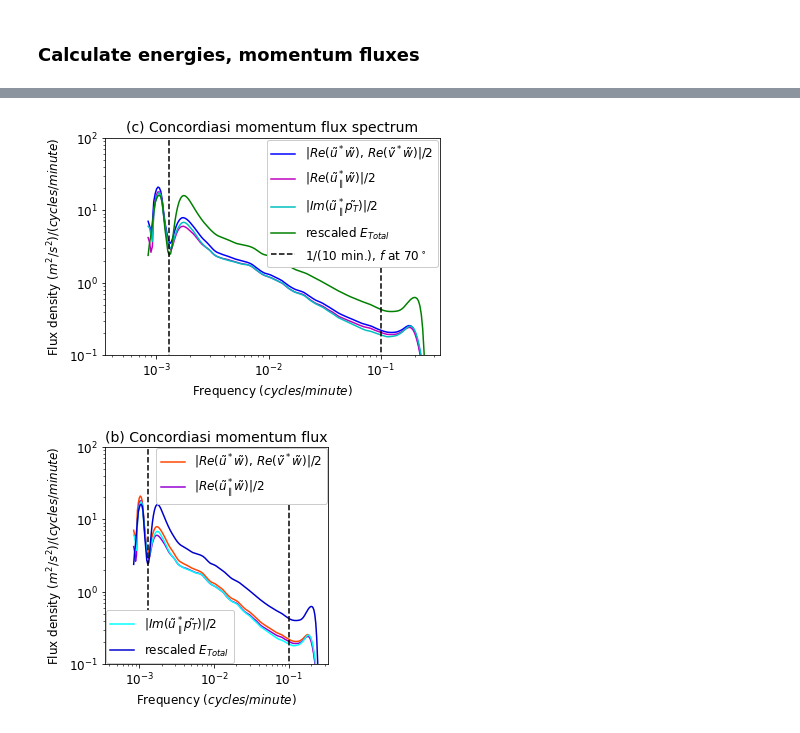
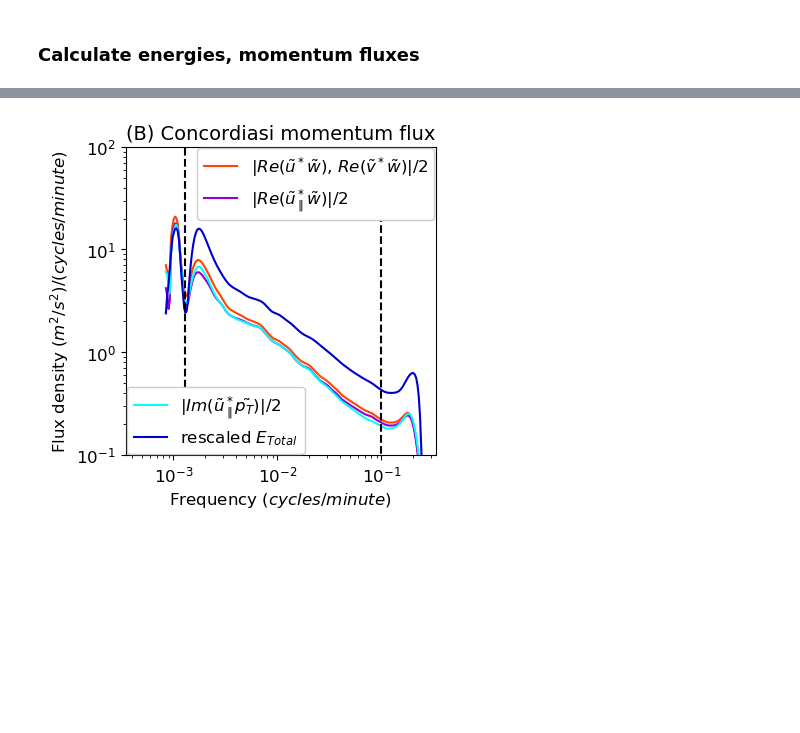
Before and after one commit to bgrrieaenn/overlapping-waves, a Jupyter notebook: concordiasi_strateole2_analysis/flux timeseries_and_mean_spectra.ipynb, the cells around one changed output, grey strips where cells are left out. Saved outputs shown, nothing was run; the diff lists cells and outputs as text; code cells hidden in the pictures; blank space fills up the shorter version.

```diff
--- a/concordiasi_strateole2_analysis/flux timeseries_and_mean_spectra.ipynb
+++ b/concordiasi_strateole2_analysis/flux timeseries_and_mean_spectra.ipynb
@@ -968,68 +756,36 @@ first_legend = ax.legend(handles=[line1, line4, line5],
-# %%
-temp_f = 2*Omega*np.sin(np.pi*70/180)
-temp_f = 60*temp_f/(2*np.pi)
-
-fig, ax = plt.subplots(figsize=(6,4))
-ymin = 1E-1
-ymax = 1E2
-line1, = ax.plot(frequency, flux_UVW_mean_spectrum, 'b',
-                 label = r'|$Re(\tilde{u}^*\tilde{w})$, $Re(\tilde{v}^*\tilde{w})$|/2')
-line2, = ax.plot(frequency, flux_UpW_mean_spectrum, 'm',
-                 label = r'|$Re(\tilde{u}_\parallel^*\tilde{w})$|/2')
-line3, = ax.plot(frequency, flux_UpPT_mean_spectrum, 'c',
-                 label = r'|$Im(\tilde{u}_\parallel^*\tilde{p_T})$|/2')
-line4, = ax.plot(frequency, Etotal_scaled_mean_spectrum, 'g',
-                 label = r'rescaled $E_{Total}$')
-line5, = ax.plot([temp_f, temp_f], [0, ymax],'--k',
-                 label = r'1/(10 min.), $f$ at 70$^\circ$')
-ax.plot([1/10, 1/10], [0, ymax],'--k')
-ax.set_xlim(1/(2*24*60),1/3)
-ax.set_ylim(ymin,ymax)
-ax.set_xscale('log')
-ax.set_yscale('log')
-ax.set_title('(c) Concordiasi momentum flux spectrum', fontsize=14)
-ax.set_xlabel('Frequency $(cycles/minute)$', fontsize=12)
-ax.set_ylabel('Flux density $(m^{2}/s^{2})/(cycles/minute)$', fontsize=12)
-ax.tick_params(labelsize=12)
-first_legend = ax.legend(handles=[line1, line2, line3, line4, line5],
-                         loc='upper right', bbox_to_anchor=(1.013, 1.019), framealpha=1, fontsize=12)
-#ax.add_artist(first_legend)
-#ax.legend(handles=[line4, line5],
-#          loc='lower left', bbox_to_anchor=(-0.013, -0.019), framealpha=1, fontsize=12);
-plt.savefig('../plots/temp4.pdf', format='pdf', bbox_inches='tight');
-# %% [output]
-[figure, removed]
 # %%
+# Fig. 2B
+
 temp_f = 2*Omega*np.sin(np.pi*70/180)
 temp_f = 60*temp_f/(2*np.pi)
 
 fig, ax = plt.subplots(figsize=(4,4))
 ymin = 1E-1
 ymax = 1E2
 line1, = ax.plot(frequency, flux_UVW_mean_spectrum, c=matplotlib.colors.CSS4_COLORS['orangered'],
                  label = r'|$Re(\tilde{u}^*\tilde{w})$, $Re(\tilde{v}^*\tilde{w})$|/2')
 line2, = ax.plot(frequency, flux_UpW_mean_spectrum, c=matplotlib.colors.CSS4_COLORS['darkviolet'],
                  label = r'|$Re(\tilde{u}_\parallel^*\tilde{w})$|/2')
 line3, = ax.plot(frequency, flux_UpPT_mean_spectrum, c=matplotlib.colors.CSS4_COLORS['cyan'],
                  label = r'|$Im(\tilde{u}_\parallel^*\tilde{p_T})$|/2')
 line4, = ax.plot(frequency, Etotal_scaled_mean_spectrum, c=matplotlib.colors.CSS4_COLORS['mediumblue'],
                  label = r'rescaled $E_{Total}$')
 line5, = ax.plot([1/10, 1/10], [0, ymax],'--k',
                  label = r'1/(10 min.), $f$ at 70$^\circ$')
 ax.plot([temp_f, temp_f], [0, ymax],'--k')
 ax.set_xlim(1/(2*24*60),1/3)
 ax.set_ylim(ymin,ymax)
 ax.set_xscale('log')
 ax.set_yscale('log')
-ax.set_title('(b) Concordiasi momentum flux', fontsize=14)
+ax.set_title('(B) Concordiasi momentum flux', fontsize=14)
 ax.set_xlabel('Frequency $(cycles/minute)$', fontsize=12)
 ax.set_ylabel('Flux density $(m^{2}/s^{2})/(cycles/minute)$', fontsize=12)
 ax.tick_params(labelsize=12)
 first_legend = ax.legend(handles=[line1, line2],
                          loc='upper right', bbox_to_anchor=(1.023, 1.024), framealpha=1, fontsize=12)
 ax.add_artist(first_legend)
 ax.legend(handles=[line3, line4],
           loc='lower left', bbox_to_anchor=(-0.023, -0.024), framealpha=1, fontsize=12);
-plt.savefig('../plots/temp4a.pdf', format='pdf', bbox_inches='tight');
+#plt.savefig('../plots/temp4a.pdf', format='pdf', bbox_inches='tight');
 # %% [output]
-[figure, old version]
+[figure, new version]
```
Also changed, not shown: parts of 19 cells of this notebook, 3 other files.
